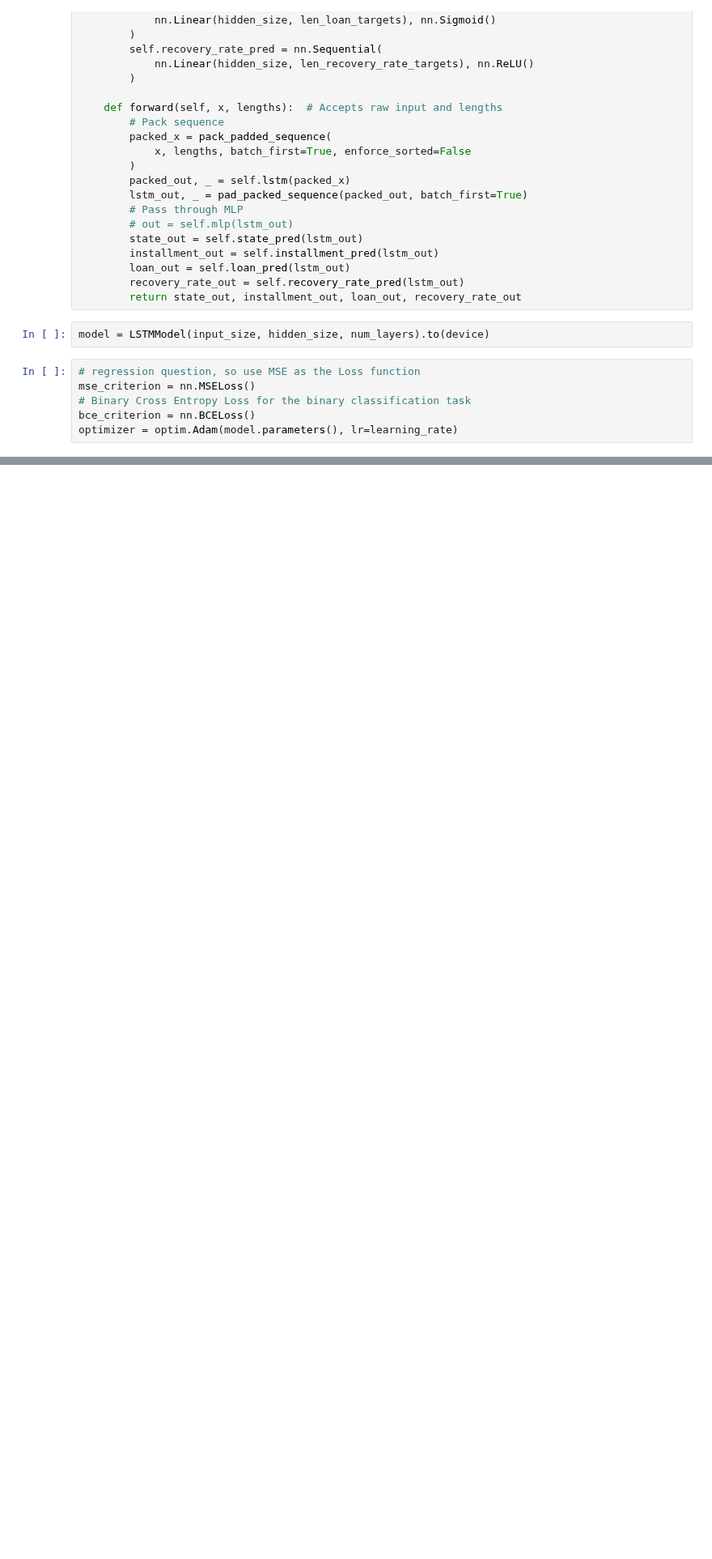
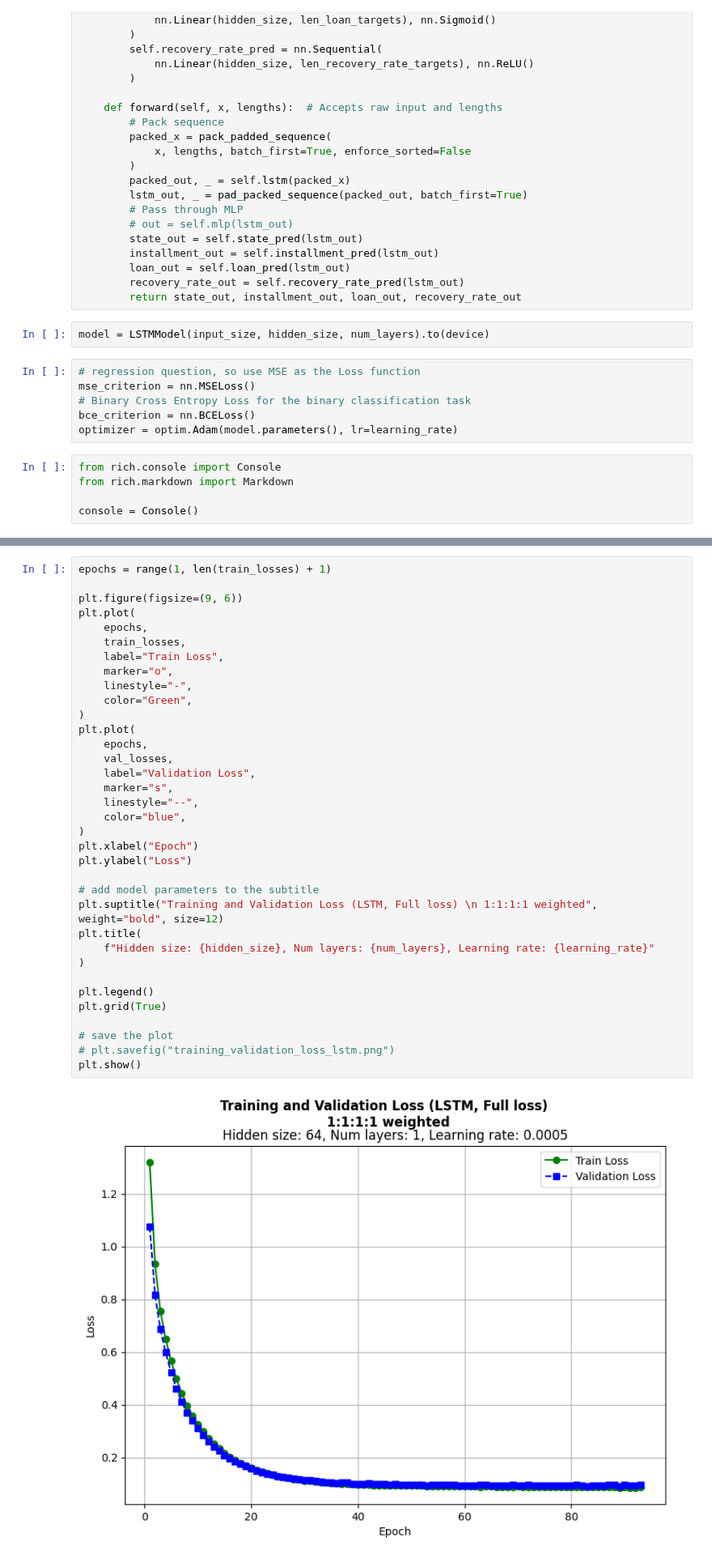
Before and after one commit to QianZeHao123/LoanRL, a Jupyter notebook: FINAL_4_LSTM_multi_task.ipynb, the cells around one changed output, grey strips where cells are left out. Shown at 81% size. Drawn from its saved outputs; the diff is of its cells as text; blank space fills up the shorter version.

Commit message:
add new multitask training

```diff
--- a/FINAL_4_LSTM_multi_task.ipynb
+++ b/FINAL_4_LSTM_multi_task.ipynb
@@ -226,3 +211,8 @@ mse_criterion = nn.MSELoss()
 # Binary Cross Entropy Loss for the binary classification task
 bce_criterion = nn.BCELoss()
 optimizer = optim.Adam(model.parameters(), lr=learning_rate)
+# %%
+from rich.console import Console
+from rich.markdown import Markdown
+
+console = Console()
@@ -391,0 +451,37 @@ Early stopping at epoch 87, the best validation loss is 0.09084107481281865
+# %%
+epochs = range(1, len(train_losses) + 1)
+
+plt.figure(figsize=(9, 6))
+plt.plot(
+    epochs,
+    train_losses,
+    label="Train Loss",
+    marker="o",
+    linestyle="-",
+    color="Green",
+)
+plt.plot(
+    epochs,
+    val_losses,
+    label="Validation Loss",
+    marker="s",
+    linestyle="--",
+    color="blue",
+)
+plt.xlabel("Epoch")
+plt.ylabel("Loss")
+
+# add model parameters to the subtitle
+plt.suptitle("Training and Validation Loss (LSTM, Full loss) \n 1:1:1:1 weighted", weight="bold", size=12)
+plt.title(
+    f"Hidden size: {hidden_size}, Num layers: {num_layers}, Learning rate: {learning_rate}"
+)
+
+plt.legend()
+plt.grid(True)
+
+# save the plot
+# plt.savefig("training_validation_loss_lstm.png")
+plt.show()
+# %% [output]
+[figure, added]
```
Also changed, not shown: parts of 17 cells of this notebook.
